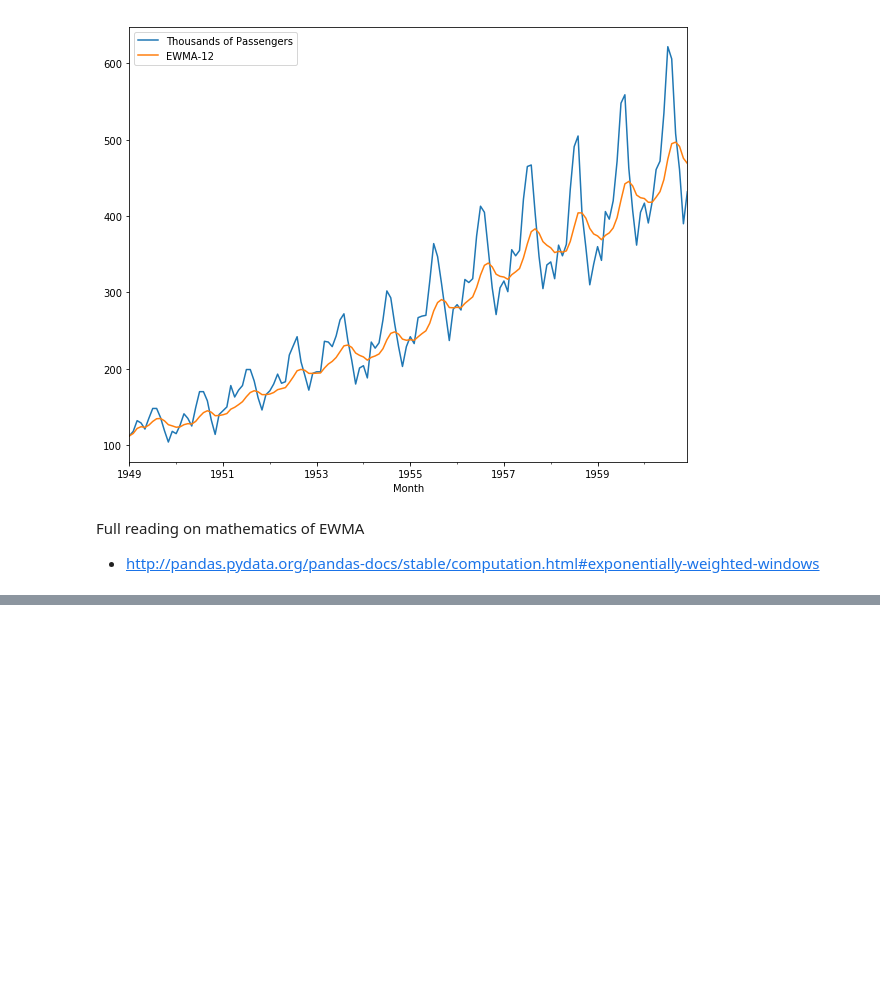
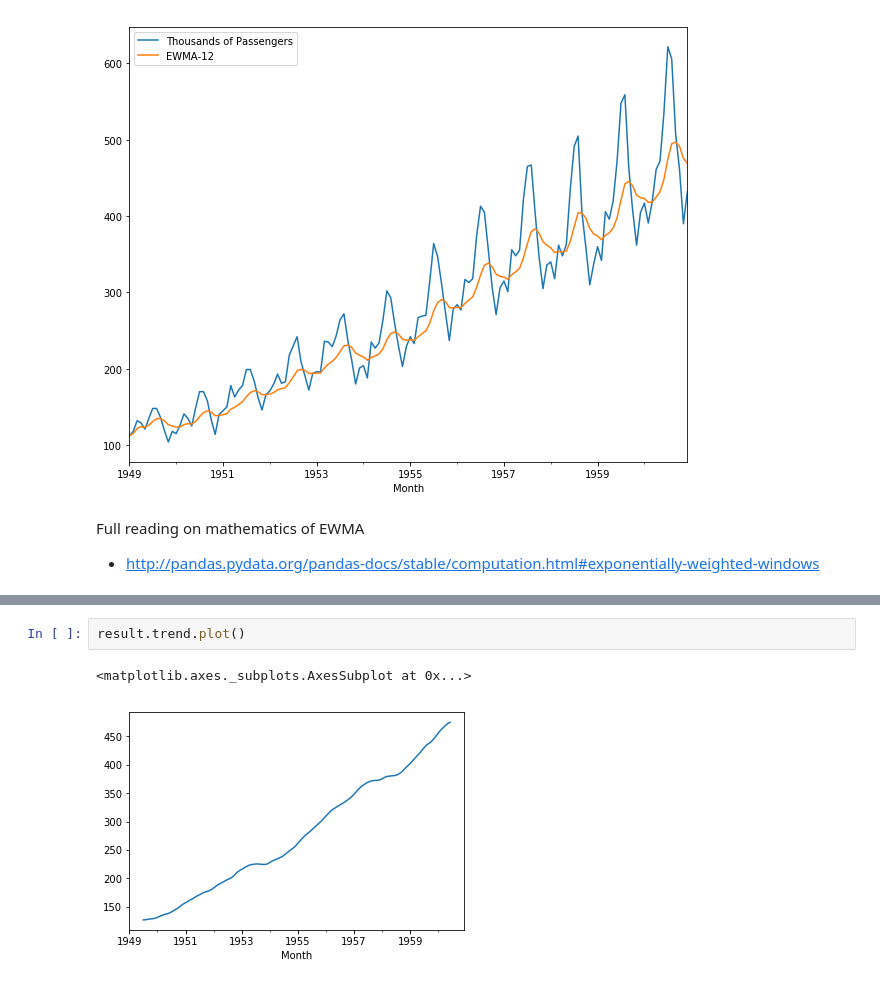
Before and after one commit to mdalvi/financial-analysis-and-algo-trading, a Jupyter notebook: time-series-analysis/time_series_analysis_notes.ipynb, the cells around one changed output, grey strips where cells are left out. Saved outputs shown, nothing was run; the diff lists cells and outputs as text; blank space fills up the shorter version.

```diff
--- a/time-series-analysis/time_series_analysis_notes.ipynb
+++ b/time-series-analysis/time_series_analysis_notes.ipynb
@@ -233,0 +301,5 @@ Full reading on mathematics of EWMA
+# %%
+result.trend.plot()
+# %% [output]
+<matplotlib.axes._subplots.AxesSubplot at 0x...>
+[figure, added]
```
Also changed, not shown: parts of 25 cells of this notebook, 1 other file.
